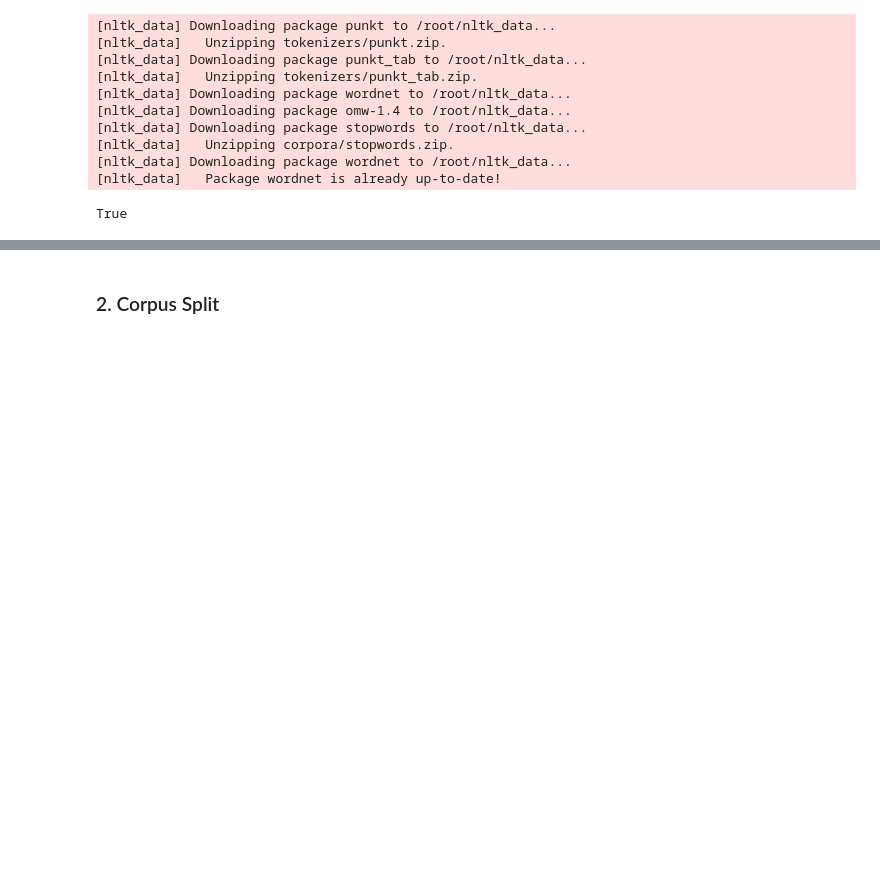
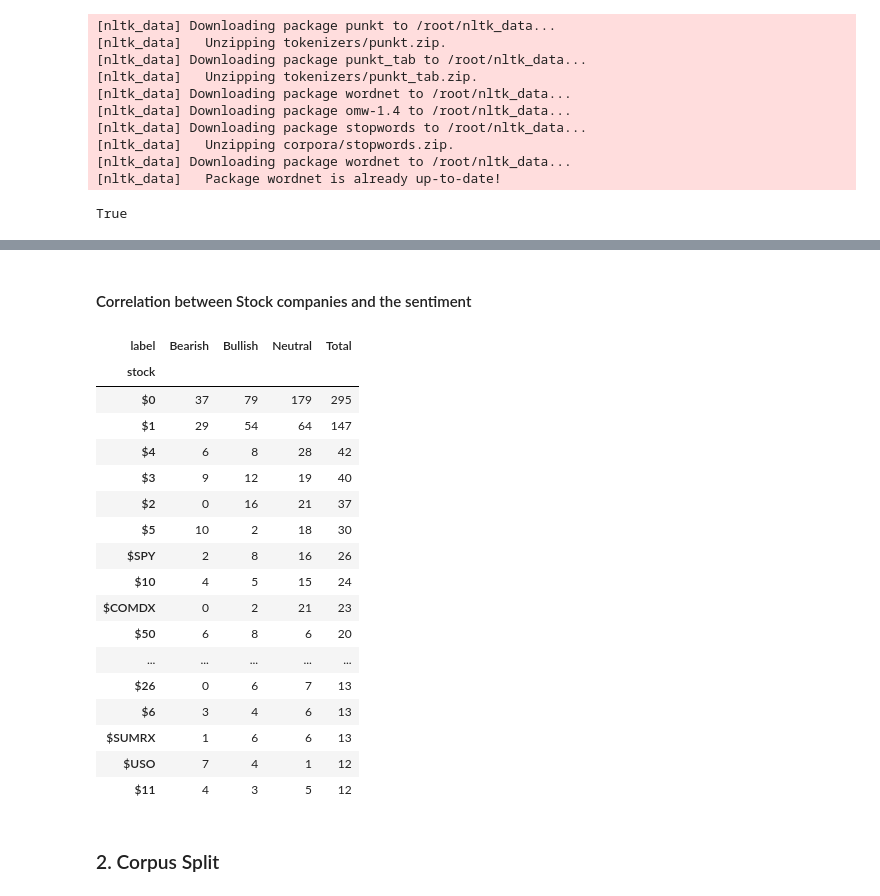
Before and after one commit to Port0goose/Text_Mining, a Jupyter notebook: tm_tests2_01.ipynb, the cells around one changed output, grey strips where cells are left out. Saved outputs shown, nothing was run; the diff lists cells and outputs as text; code cells hidden in the pictures; blank space fills up the shorter version.

```diff
--- a/tm_tests2_01.ipynb
+++ b/tm_tests2_01.ipynb
@@ -89,0 +223,2 @@ label_distribution = {label_map[i]: int(count) for i, count in label_count.items
+# %%
+train_df["stock"] = train_df["text"].apply(lambda x: re.findall(r"\$\w+", x))
@@ -90,3 +244,36 @@ label_distribution = {label_map[i]: int(count) for i, count in label_count.items
+# %% [markdown]
+#### Correlation between Stock companies and the sentiment
+# %%
+# Expand the stock column so each row has one stock symbol per row
+exploded = train_df.explode("stock")
+# Group by stock and label, count occurrences
+stock_sentiment_counts = exploded.groupby(["stock", "label"]).size().unstack(fill_value=0)
+# Rename columns to the label_map
+stock_sentiment_counts = stock_sentiment_counts.rename(columns=label_map)
+# Add a 'Total' column
+stock_sentiment_counts['Total'] = stock_sentiment_counts.sum(axis=1)
+# Sort by the amount of times it was mentioned
+stock_sentiment_counts = stock_sentiment_counts.sort_values('Total', ascending=False)
+display(stock_sentiment_counts.head(20))
+# %% [output]
+| label | Bearish | Bullish | Neutral | Total |
+| stock |  |  |  |  |
+| $0 | 37 | 79 | 179 | 295 |
+| $1 | 29 | 54 | 64 | 147 |
+| $4 | 6 | 8 | 28 | 42 |
+| $3 | 9 | 12 | 19 | 40 |
+| $2 | 0 | 16 | 21 | 37 |
+| $5 | 10 | 2 | 18 | 30 |
+| $SPY | 2 | 8 | 16 | 26 |
+| $10 | 4 | 5 | 15 | 24 |
+| $COMDX | 0 | 2 | 21 | 23 |
+| $50 | 6 | 8 | 6 | 20 |
+| ... | ... | ... | ... | ... |
+| $26 | 0 | 6 | 7 | 13 |
+| $6 | 3 | 4 | 6 | 13 |
+| $SUMRX | 1 | 6 | 6 | 13 |
+| $USO | 7 | 4 | 1 | 12 |
+| $11 | 4 | 3 | 5 | 12 |
 # %% [markdown]
 ### 2. Corpus Split
 # %% [markdown]
```
Also changed, not shown: parts of 40 cells of this notebook, 1 other file.
